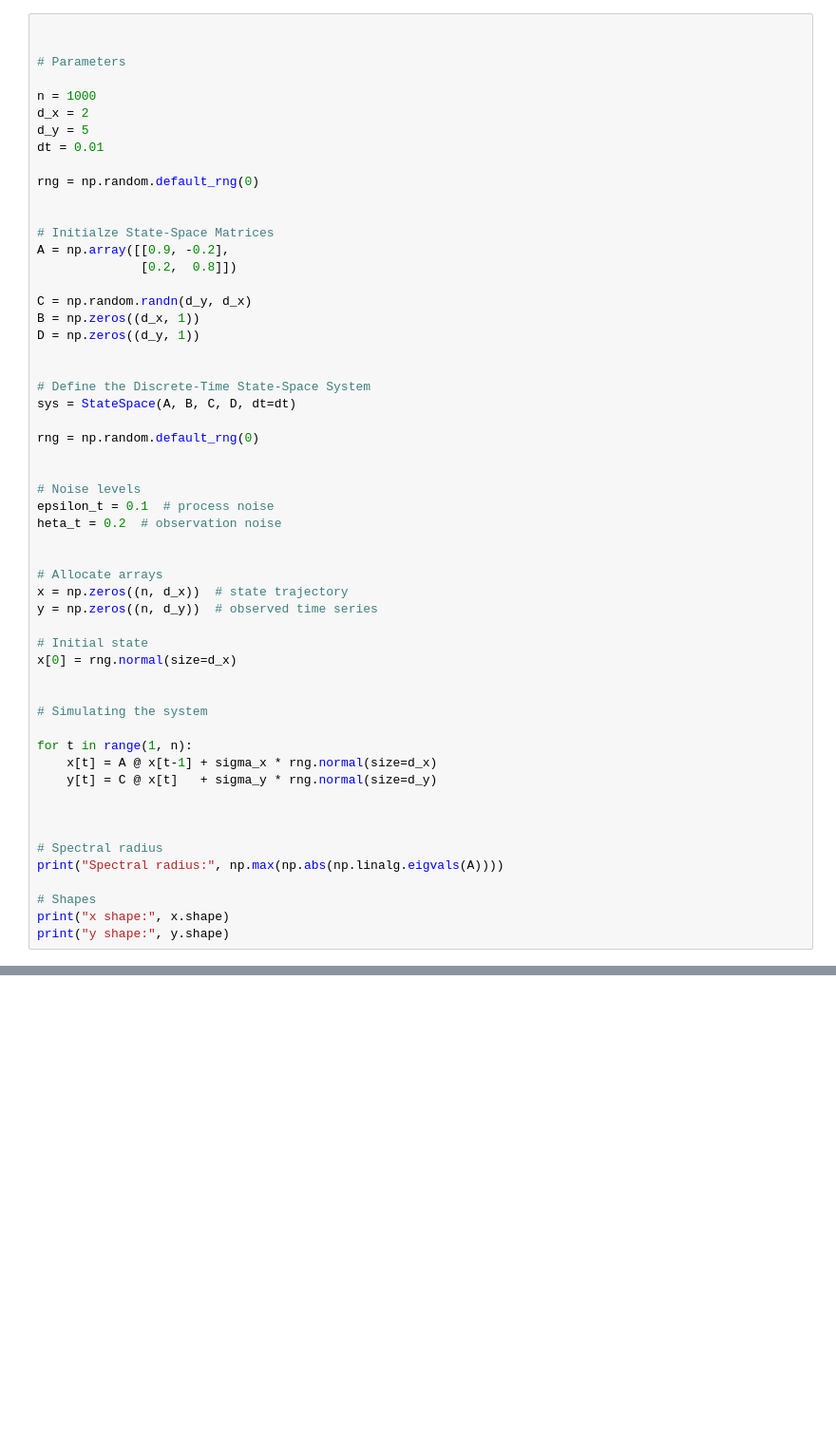
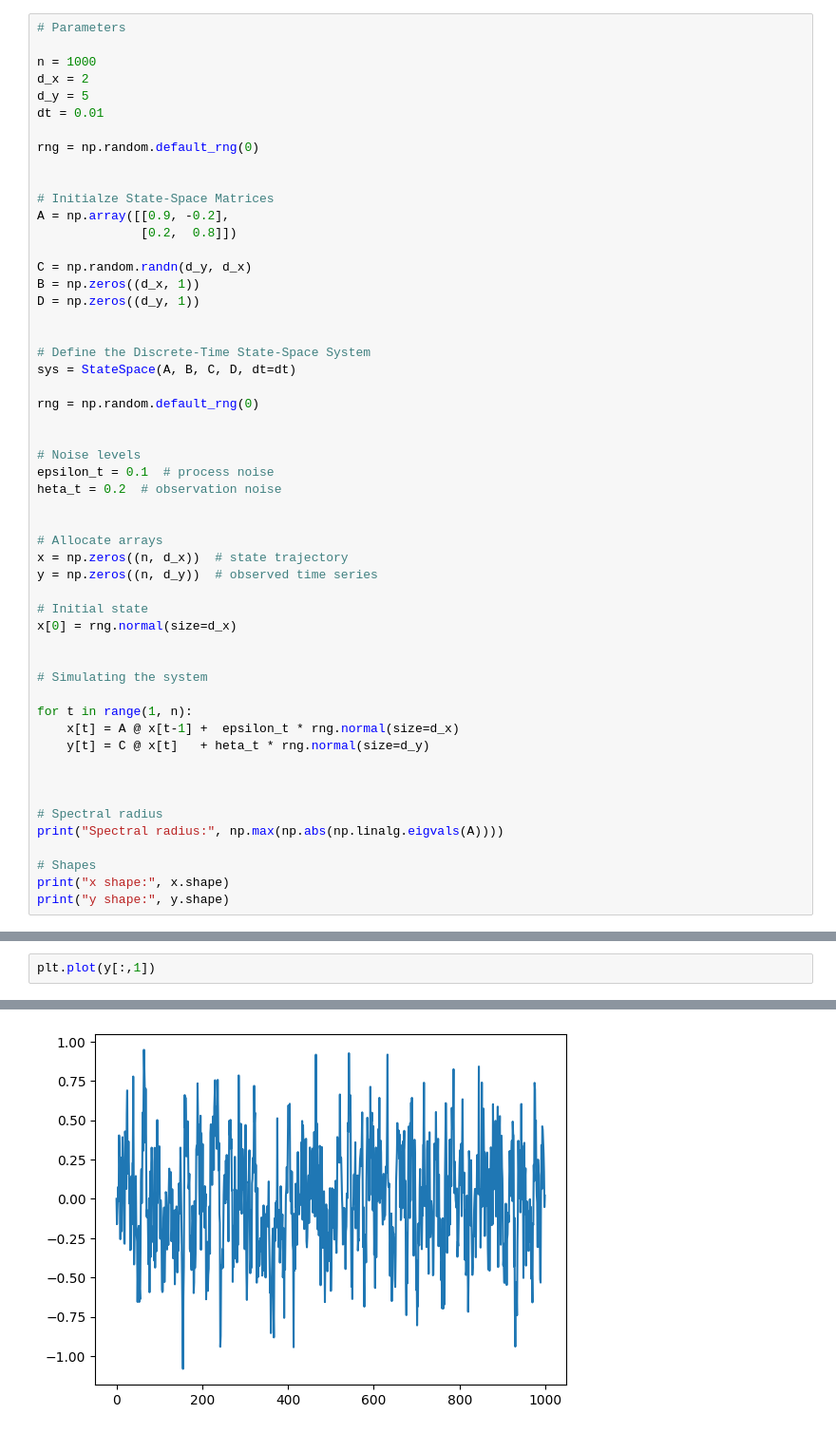
Before and after one commit to AdamTheAtlantean/Linear-Dynamical-Systems-Statistical-Testing, a Jupyter notebook: Notebooks/GenerateTimeSeries.ipynb, the cells around one changed output, grey strips where cells are left out. Shown at 95% size. Drawn from its saved outputs; the diff is of its cells as text; blank space fills up the shorter version.

```diff
--- a/Notebooks/GenerateTimeSeries.ipynb
+++ b/Notebooks/GenerateTimeSeries.ipynb
@@ -4,6 +5,4 @@ import numpy as np
 # %%
-
-
 # Parameters
 
 n = 1000
@@ -45,8 +44,8 @@ x[0] = rng.normal(size=d_x)
 # Simulating the system
 
 for t in range(1, n):
-    x[t] = A @ x[t-1] + sigma_x * rng.normal(size=d_x)
-    y[t] = C @ x[t]   + sigma_y * rng.normal(size=d_y)
+    x[t] = A @ x[t-1] +  epsilon_t * rng.normal(size=d_x)
+    y[t] = C @ x[t]   + heta_t * rng.normal(size=d_y)
 
 
 
@@ -76,0 +62,3 @@ dt: 0.01
+# %%
+plt.plot(y[:,1])
+# %% [output]
@@ -76,0 +66 @@ dt: 0.01
+[figure, added]
```
Also changed, not shown: parts of 3 cells of this notebook.
